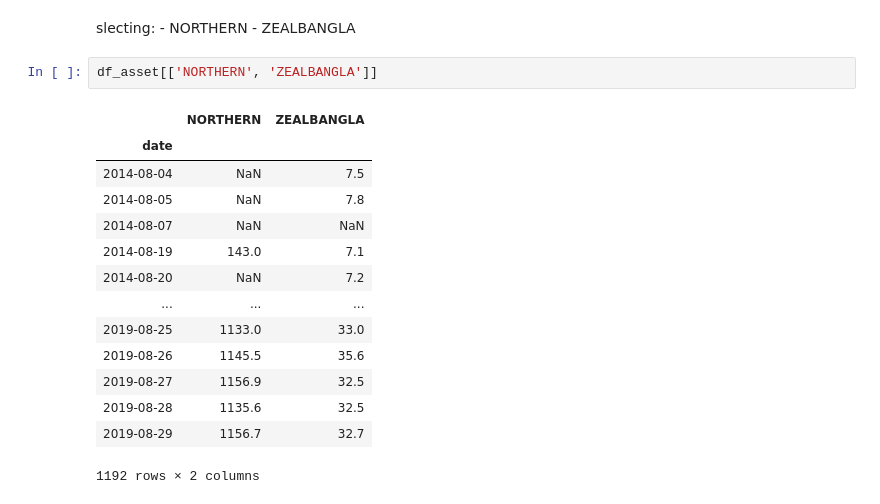
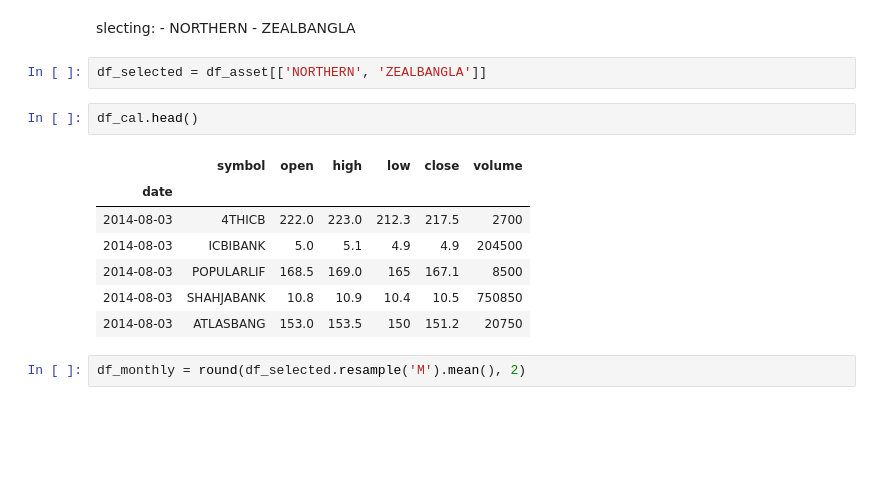
Before and after one commit to kalam360/dse-stock-analysis, a Jupyter notebook: sy-portfolio/analysis-starting-point.ipynb, the cells around one changed output. Cells and saved outputs as stored; diff of their text form; blank space fills up the shorter version.

```diff
--- a/sy-portfolio/analysis-starting-point.ipynb
+++ b/sy-portfolio/analysis-starting-point.ipynb
@@ -259,19 +248,16 @@ slecting:
     - NORTHERN
     - ZEALBANGLA
 # %%
-df_asset[['NORTHERN', 'ZEALBANGLA']]
+df_selected = df_asset[['NORTHERN', 'ZEALBANGLA']]
-# %% [output]
-|  | NORTHERN | ZEALBANGLA |
-| date |  |  |
-| 2014-08-04 | NaN | 7.5 |
-| 2014-08-05 | NaN | 7.8 |
-| 2014-08-07 | NaN | NaN |
-| 2014-08-19 | 143.0 | 7.1 |
-| 2014-08-20 | NaN | 7.2 |
-| ... | ... | ... |
-| 2019-08-25 | 1133.0 | 33.0 |
-| 2019-08-26 | 1145.5 | 35.6 |
-| 2019-08-27 | 1156.9 | 32.5 |
-| 2019-08-28 | 1135.6 | 32.5 |
-| 2019-08-29 | 1156.7 | 32.7 |
-1192 rows × 2 columns
+# %%
+df_cal.head()
+# %% [output]
+|  | symbol | open | high | low | close | volume |
+| date |  |  |  |  |  |  |
+| 2014-08-03 | 4THICB | 222.0 | 223.0 | 212.3 | 217.5 | 2700 |
+| 2014-08-03 | ICBIBANK | 5.0 | 5.1 | 4.9 | 4.9 | 204500 |
+| 2014-08-03 | POPULARLIF | 168.5 | 169.0 | 165 | 167.1 | 8500 |
+| 2014-08-03 | SHAHJABANK | 10.8 | 10.9 | 10.4 | 10.5 | 750850 |
+| 2014-08-03 | ATLASBANG | 153.0 | 153.5 | 150 | 151.2 | 20750 |
+# %%
+df_monthly = round(df_selected.resample('M').mean(), 2)
```
Also changed, not shown: parts of 37 cells of this notebook.
